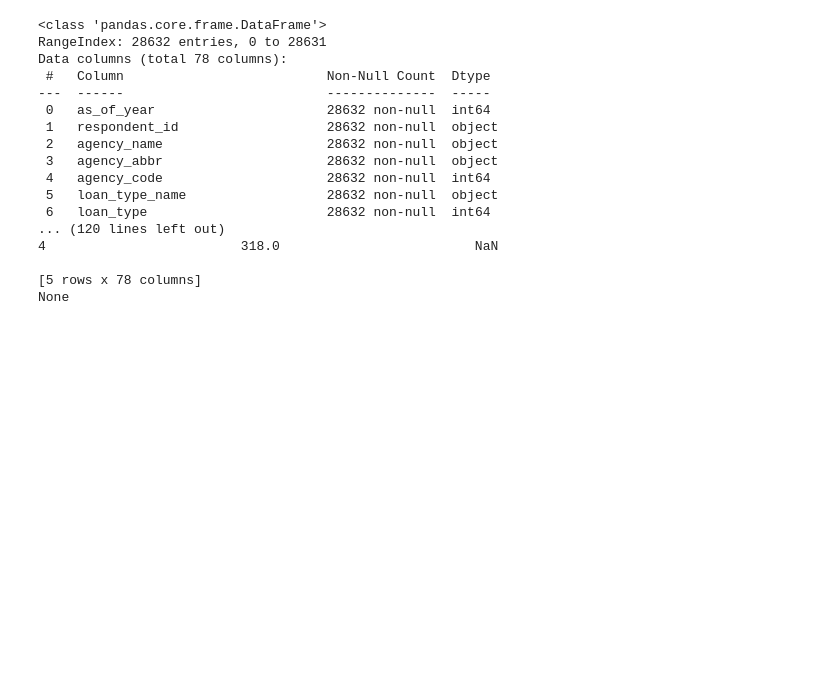
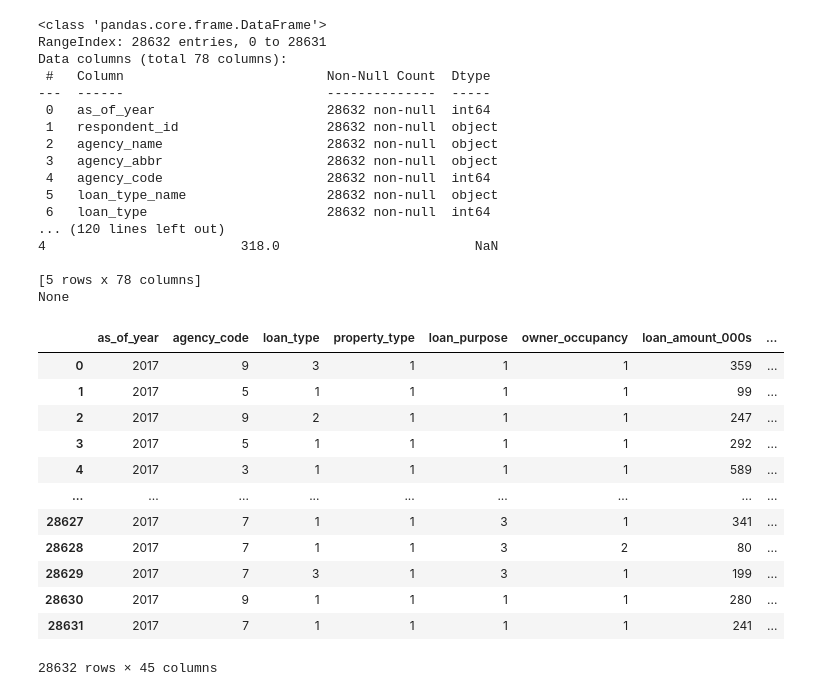
Before and after one commit to Jomuel-net/AI-finance-project, a Jupyter notebook: src/data_exploration.ipynb, the cells around one changed output. Drawn from its saved outputs; the diff is of its cells as text; code cells hidden in the pictures; blank space fills up the shorter version.

```diff
--- a/src/data_exploration.ipynb
+++ b/src/data_exploration.ipynb
@@ -25,3 +37,20 @@ Data columns (total 78 columns):
 
 [5 rows x 78 columns]
 None
+# %%
+# valeurs numeriques
+dataset.select_dtypes(include='number')                      # on a 45 colonnes à données numériques
+# %% [output]
+|  | as_of_year | agency_code | loan_type | property_type | loan_purpose | owner_occupancy | loan_amount_000s | ... |
+| 0 | 2017 | 9 | 3 | 1 | 1 | 1 | 359 | ... |
+| 1 | 2017 | 5 | 1 | 1 | 1 | 1 | 99 | ... |
+| 2 | 2017 | 9 | 2 | 1 | 1 | 1 | 247 | ... |
+| 3 | 2017 | 5 | 1 | 1 | 1 | 1 | 292 | ... |
+| 4 | 2017 | 3 | 1 | 1 | 1 | 1 | 589 | ... |
+| ... | ... | ... | ... | ... | ... | ... | ... | ... |
+| 28627 | 2017 | 7 | 1 | 1 | 3 | 1 | 341 | ... |
+| 28628 | 2017 | 7 | 1 | 1 | 3 | 2 | 80 | ... |
+| 28629 | 2017 | 7 | 3 | 1 | 3 | 1 | 199 | ... |
+| 28630 | 2017 | 9 | 1 | 1 | 1 | 1 | 280 | ... |
+| 28631 | 2017 | 7 | 1 | 1 | 1 | 1 | 241 | ... |
+28632 rows × 45 columns
```
Also changed, not shown: parts of 6 cells of this notebook, 1 other file.
